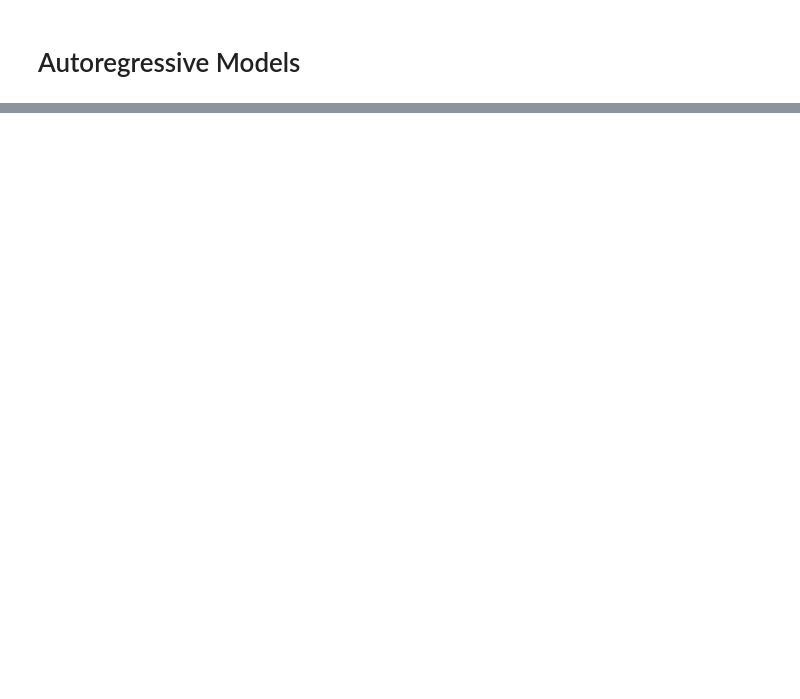
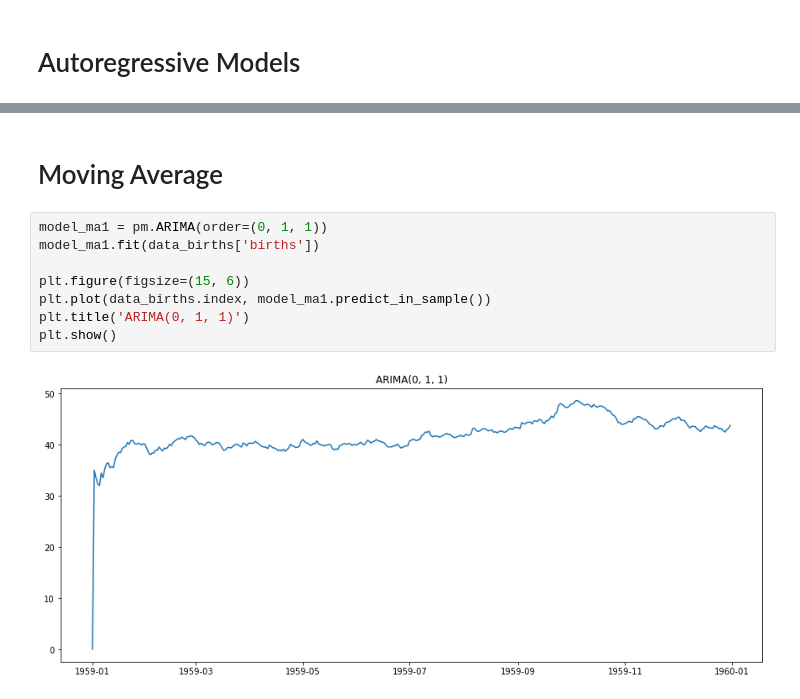
Before and after one commit to rjafarau/hands-on-time-series-analysis-python, a Jupyter notebook: source/CH04_Regression_Extension_Techniques_For_Time_Series_Data.ipynb, the cells around one changed output, grey strips where cells are left out. Saved outputs shown, nothing was run; the diff lists cells and outputs as text; blank space fills up the shorter version.

```diff
--- a/source/CH04_Regression_Extension_Techniques_For_Time_Series_Data.ipynb
+++ b/source/CH04_Regression_Extension_Techniques_For_Time_Series_Data.ipynb
@@ -126,0 +45,12 @@ plt.show()
+# %% [markdown]
+# Moving Average
+# %%
+model_ma1 = pm.ARIMA(order=(0, 1, 1))
+model_ma1.fit(data_births['births'])
+
+plt.figure(figsize=(15, 6))
+plt.plot(data_births.index, model_ma1.predict_in_sample())
+plt.title('ARIMA(0, 1, 1)')
+plt.show()
+# %% [output]
+[figure, added]
```
Also changed, not shown: parts of 12 cells of this notebook.
